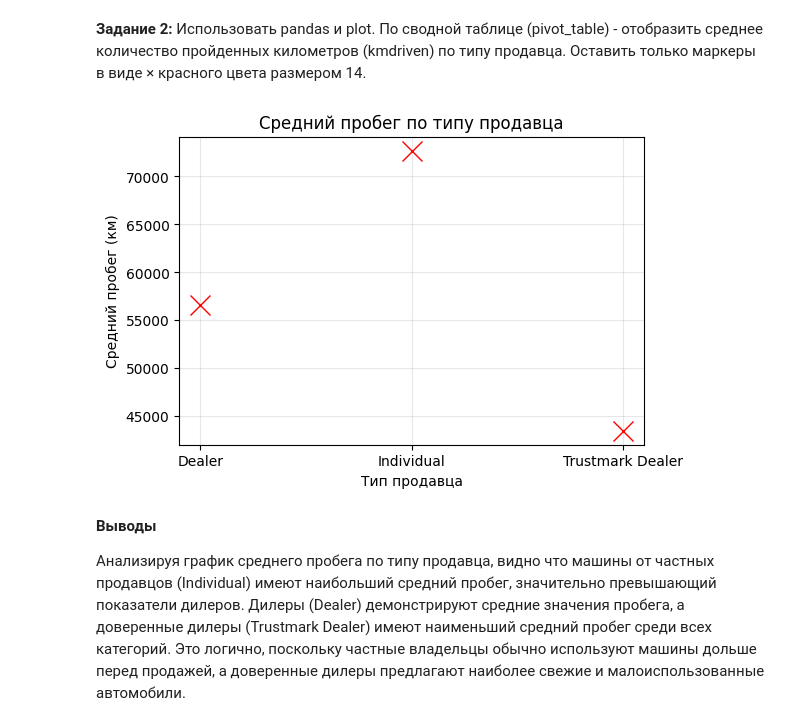
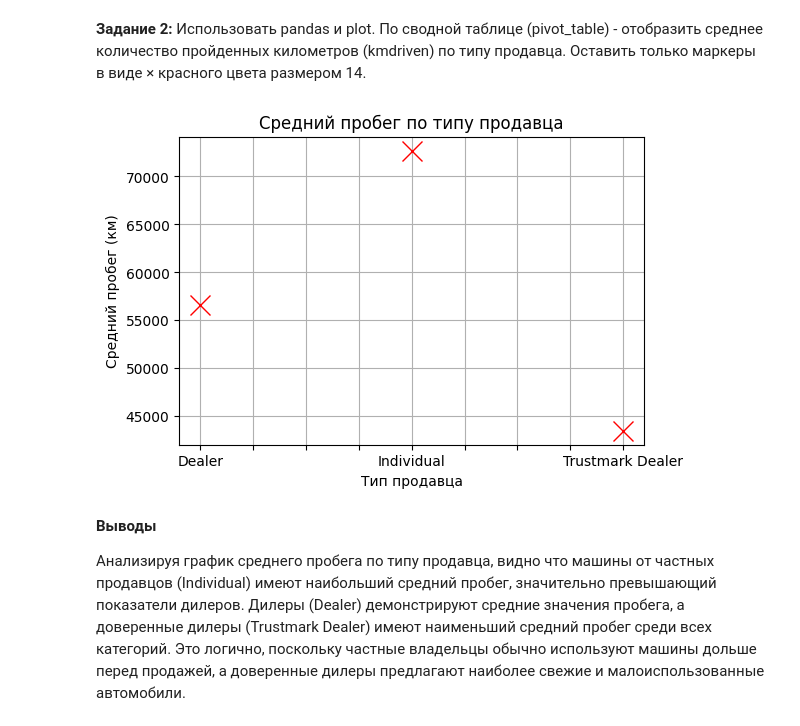
Before and after one commit to witcher770/sem_5_data_analiz, a Jupyter notebook: ЛР2_Уряшов_14.ipynb, the cells around one changed output. Cells and saved outputs as stored; diff of their text form; code cells hidden in the pictures.

```diff
--- a/ЛР2_Уряшов_14.ipynb
+++ b/ЛР2_Уряшов_14.ipynb
@@ -27,7 +27,7 @@
 # %%
 # импорт библиотек, чтение файла с помощью pandas
 import pandas as pd
-df = pd.read_csv('C:\\Users\\Максим\\Desktop\\учеба вуз\\auto2.csv', sep=',') # чтение таблицы
+df = pd.read_csv('C:\\Users\\Максим\\Desktop\\учеба вуз\\АД\\auto2.csv', sep=',') # чтение таблицы
 # %%
 pd.set_option('display.float_format', '{:.2f}'.format)
 # %% [markdown]
@@ -478,20 +489,14 @@ plt.show()
 отобразить среднее количество пройденных километров (kmdriven) по типу
 продавца. Оставить только маркеры в виде × красного цвета размером 14.
 # %%
-# Создаем сводную таблицу с средним пробегом по типу продавца
 pivot_df = pd.pivot_table(df, values='Total_Run', index='Seller_Type', aggfunc='mean')
-
-# Строим график с красными маркерами ×
-plt.figure(figsize=(6, 4))
-plt.plot(pivot_df.index, pivot_df['Total_Run'], 'rx', markersize=14)
-
+pivot_df.plot(marker='x', color='red', markersize=14, linestyle='none', grid=True, figsize=(6, 4), legend=False)
 plt.title('Средний пробег по типу продавца')
 plt.xlabel('Тип продавца')
 plt.ylabel('Средний пробег (км)')
-plt.grid(True, alpha=0.3)
 plt.show()
 # %% [output]
-[figure, old version]
+[figure, new version]
 # %% [markdown]
 **Выводы**
 
```
Also changed, not shown: parts of 5 cells of this notebook.
